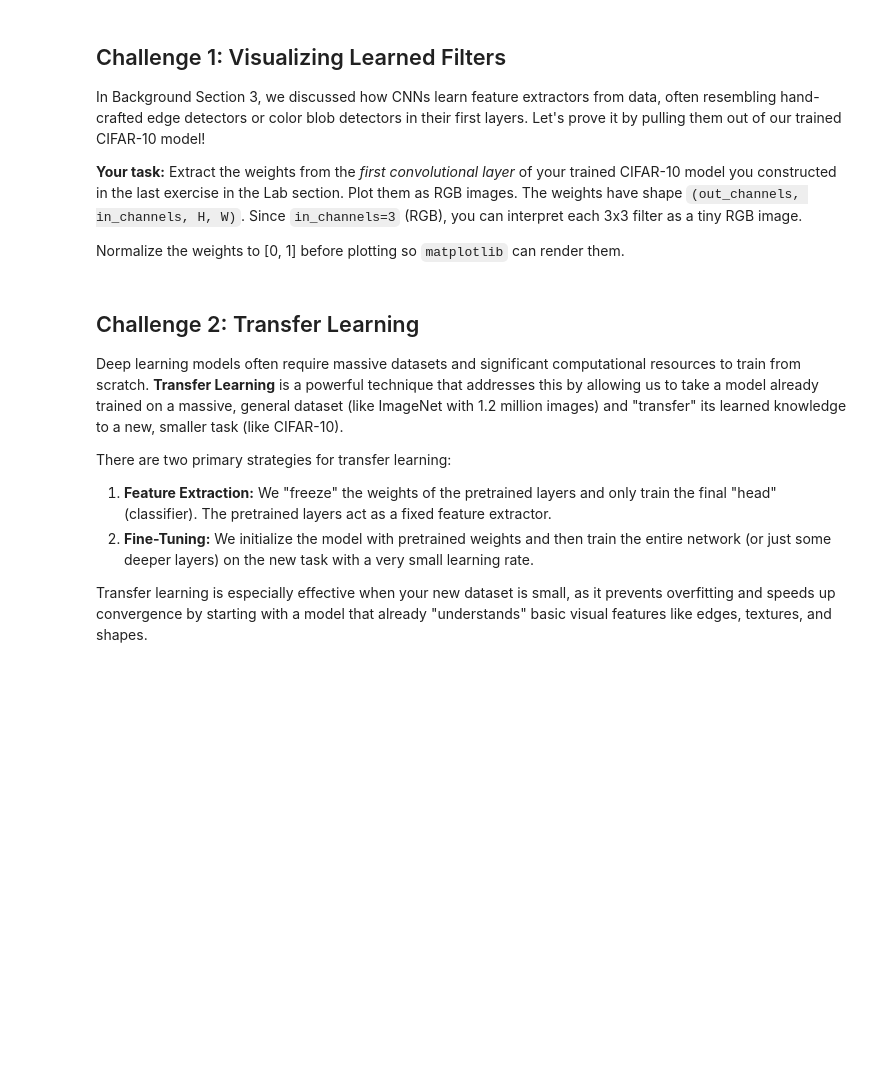
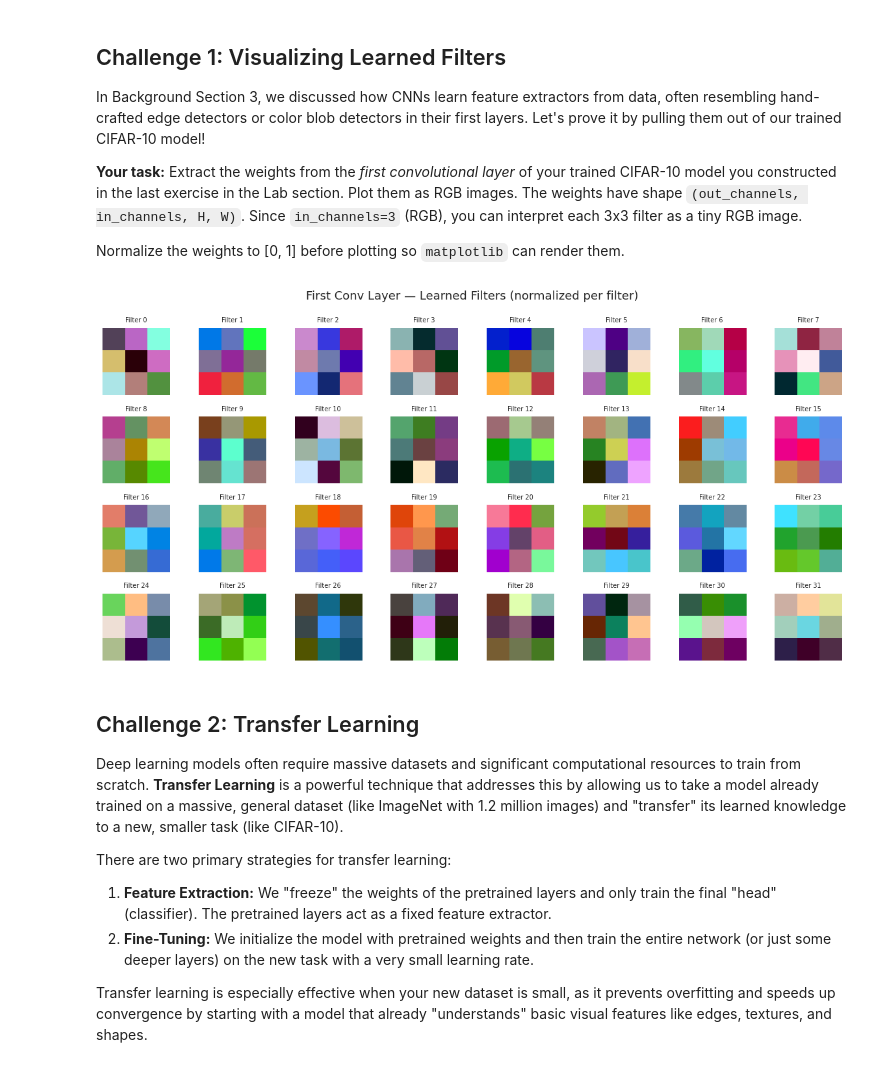
Before and after one commit to changminbark/Lantern, a Jupyter notebook: notebooks/07-Deep-Architecture.ipynb, the cells around one changed output. Cells and saved outputs as stored; diff of their text form; code cells hidden in the pictures; blank space fills up the shorter version.

```diff
--- a/notebooks/07-Deep-Architecture.ipynb
+++ b/notebooks/07-Deep-Architecture.ipynb
@@ -2224,7 +2770,38 @@ Extract the weights from the *first convolutional layer* of your trained CIFAR-1
 
 Normalize the weights to [0, 1] before plotting so `matplotlib` can render them.
 # %%
-# TODO: Extract and visualize the first layer weights
+
+# DONE: Extract and visualize the first layer weights
+first_conv = cifar_model.feature_extractor[0]
+# The weights are basically the kernel values of size (K, K) = (H, W)
+weights = first_conv.weight.data.cpu().clone()  # shape: (out_channels, 3, H, W)
+
+# Normalize each filter individually to [0, 1] for plotting
+n_filters = weights.shape[0]
+normalized = []
+for i in range(n_filters):
+    f = weights[i]  # shape: (3, H, W)
+    f_min, f_max = f.min(), f.max()
+    f_norm = (f - f_min) / (f_max - f_min + 1e-8)
+    normalized.append(f_norm.permute(1, 2, 0).numpy())  # (H, W, 3) for matplotlib
+
+# Plot filters in a grid
+cols = 8
+rows = (n_filters + cols - 1) // cols
+fig, axes = plt.subplots(rows, cols, figsize=(cols * 1.5, rows * 1.5))
+axes = axes.flatten()
+
+for i in range(len(axes)):
+    if i < n_filters:
+        axes[i].imshow(normalized[i])
+        axes[i].set_title(f"Filter {i}", fontsize=7)
+    axes[i].axis("off")
+
+plt.suptitle("First Conv Layer — Learned Filters (normalized per filter)", fontsize=13)
+plt.tight_layout()
+plt.show()
+# %% [output]
+[figure, added]
 # %% [markdown]
 ## Challenge 2: Transfer Learning
 
```
Also changed, not shown: parts of 49 cells of this notebook, 9 other files.
